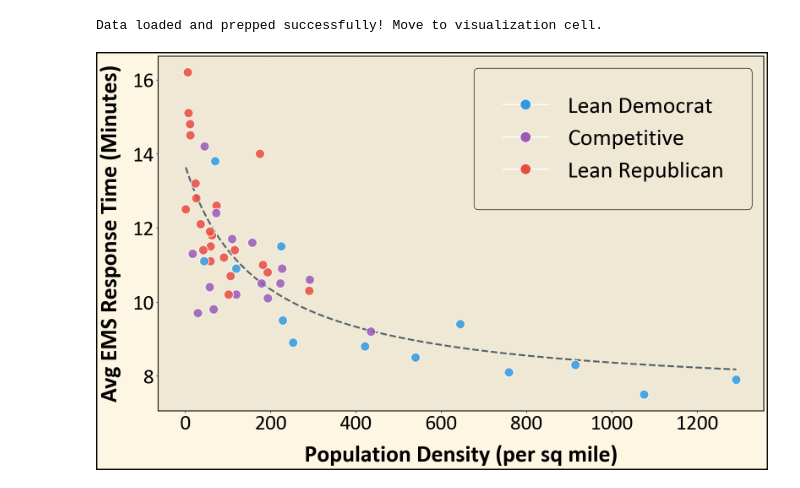
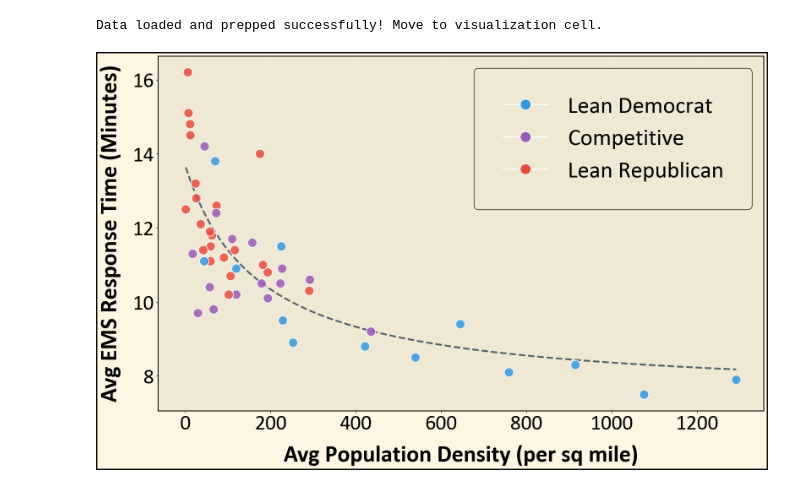
Before and after one commit to holmess2013/Beyond_The_Tribe, a Jupyter notebook: abandoning_the_electoral_college/analysis.ipynb, the cells around one changed output. Cells and saved outputs as stored; diff of their text form; code cells hidden in the pictures.

```diff
--- a/abandoning_the_electoral_college/analysis.ipynb
+++ b/abandoning_the_electoral_college/analysis.ipynb
@@ -104,32 +104,32 @@ y_smooth = inverse_fit(x_smooth, *popt)
 ax.plot(x_smooth, y_smooth, color='#2c3e50', linestyle='--', linewidth=3, alpha=0.8, zorder=2)
 
 # --- SCATTER PLOT ---
 scatter = ax.scatter(df_plot['pop_density'], df_plot['resp_time'],
                      c=colors, s=250, alpha=0.85, edgecolors='white', linewidth=1.5, zorder=3)
 
 # --- AXIS FORMATTING ---
-ax.set_xlabel('Population Density (per sq mile)', fontsize=40, fontweight='bold', labelpad=20)
+ax.set_xlabel('Avg Population Density (per sq mile)', fontsize=40, fontweight='bold', labelpad=20)
 ax.set_ylabel('Avg EMS Response Time (Minutes)', fontsize=40, fontweight='bold', labelpad=20)
 ax.tick_params(axis='both', which='major', labelsize=36)
 
 # Grid for scannability
 ax.grid(True, which='major', linestyle='--', alpha=0.6, zorder=0)
 
 # --- LEGEND ---
 legend_elements = [
     Line2D([0], [0], marker='o', color='w', markerfacecolor='#3498db', markersize=18, label='Lean Democrat'),
     Line2D([0], [0], marker='o', color='w', markerfacecolor='#9b59b6', markersize=18, label='Competitive'),
     Line2D([0], [0], marker='o', color='w', markerfacecolor='#e74c3c', markersize=18, label='Lean Republican')
 ]
 
 ax.legend(handles=legend_elements, loc='upper right', fontsize=40, borderpad=1.2, framealpha=0.9, edgecolor='black')
 
 # Force the figure border properties right before saving
 fig.patch.set_edgecolor('black')
 fig.patch.set_linewidth(3)
 
 plt.tight_layout()
 plt.show()
 fig.savefig('final_scatter_inverse_fit.png', dpi=600, bbox_inches='tight')
 # %% [output]
-[figure, old version]
+[figure, new version]
```
Also changed, not shown: parts of 1 cell of this notebook.
